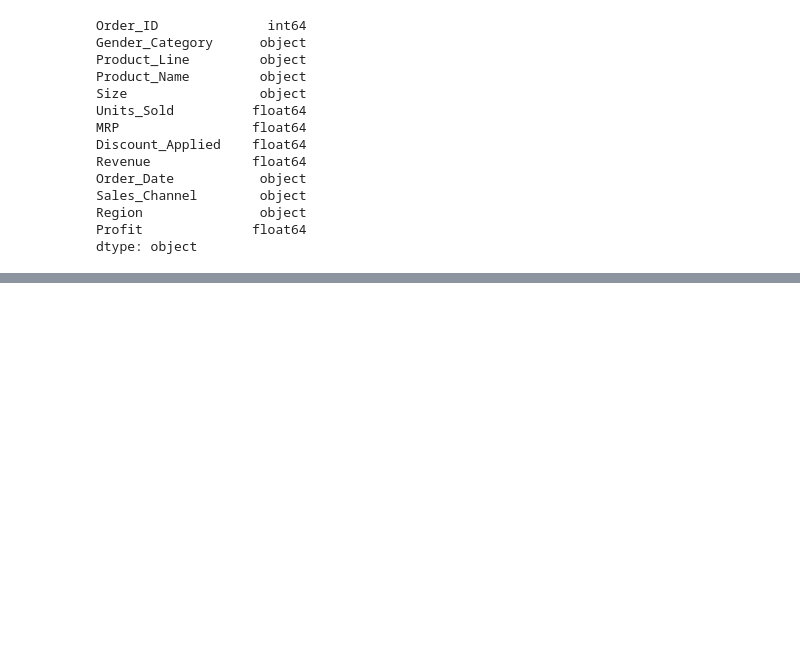
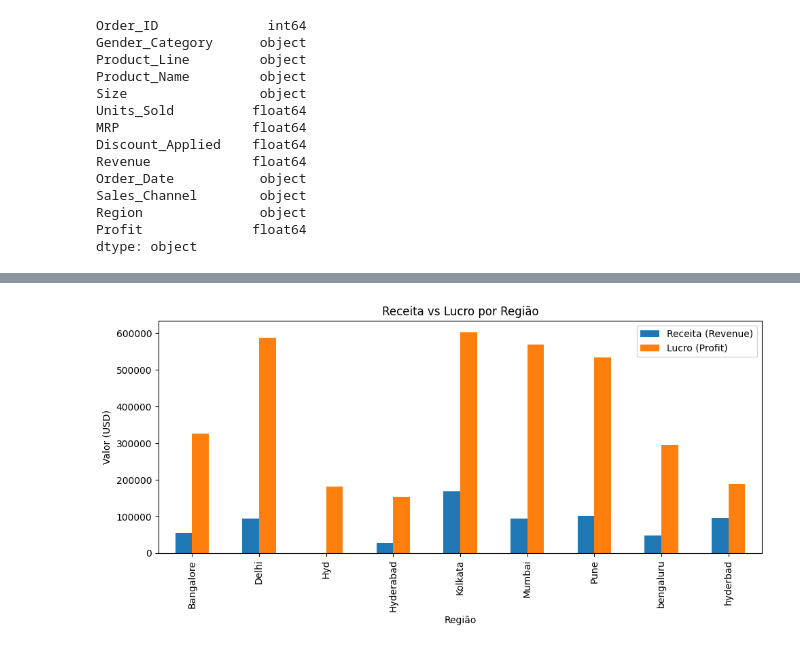
Before and after one commit to Joaovhl031/A3-AnaliseNike2024, a Jupyter notebook: notebooks/Analise1.ipynb, the cells around one changed output, grey strips where cells are left out. Drawn from its saved outputs; the diff is of its cells as text; code cells hidden in the pictures; blank space fills up the shorter version.

```diff
--- a/notebooks/Analise1.ipynb
+++ b/notebooks/Analise1.ipynb
@@ -79,0 +109,13 @@ std                           NaN  1478.671013
+# %%
+grouped = df.groupby('Region')[['Revenue', 'Profit']].sum().reset_index()
+
+# Plotar
+grouped.plot(x='Region', y=['Revenue', 'Profit'], kind='bar', figsize=(10,5))
+plt.title('Receita vs Lucro por Região')
+plt.xlabel('Região')
+plt.ylabel('Valor (USD)')
+plt.legend(['Receita (Revenue)', 'Lucro (Profit)'])
+plt.tight_layout()
+plt.show()
+# %% [output]
+[figure, added]
```
Also changed, not shown: parts of 11 cells of this notebook.
